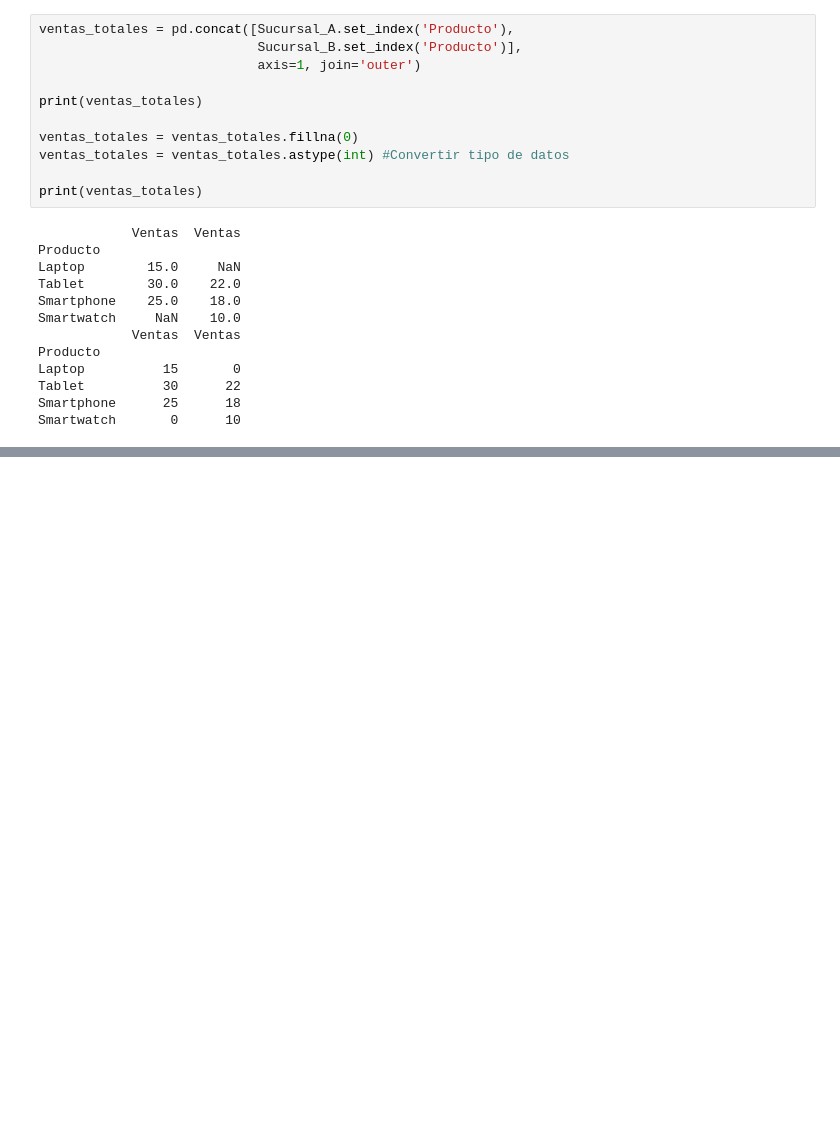
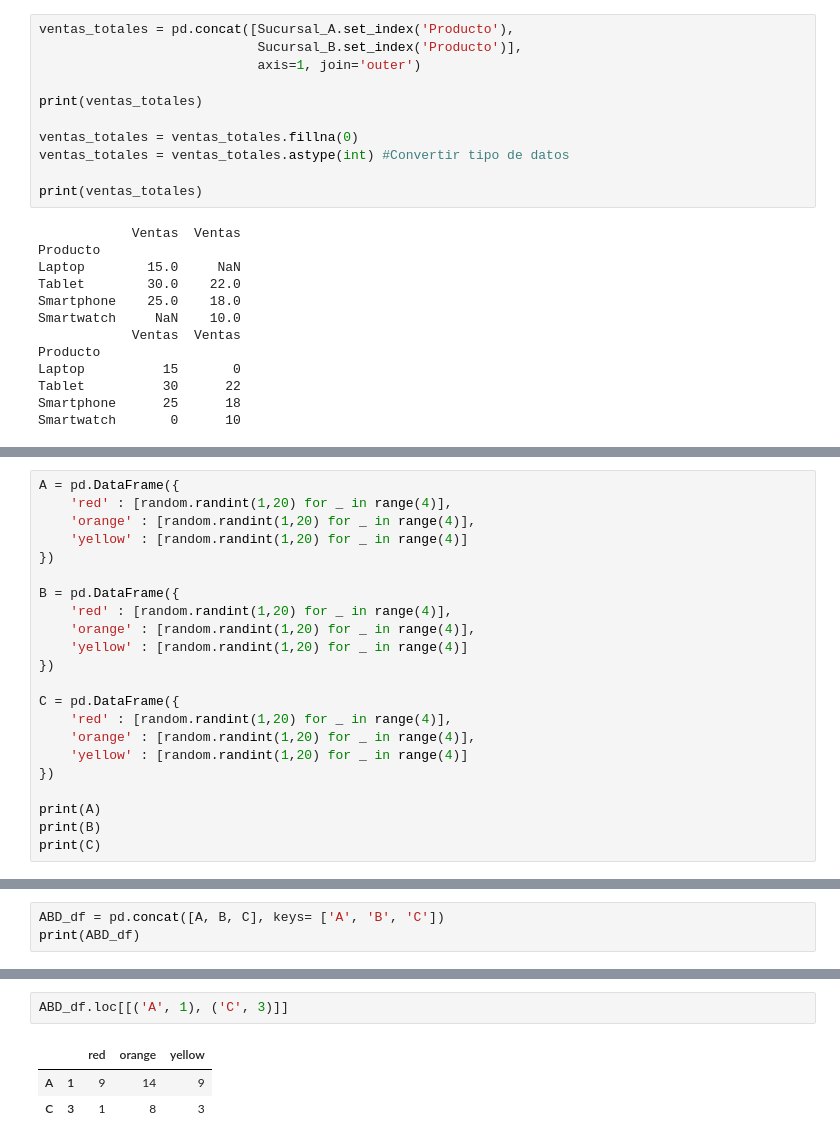
Before and after one commit to Cerino-rigo/Curso_Python_2025_2, a Jupyter notebook: 6 Pandas/1_Concat.ipynb, the cells around one changed output, grey strips where cells are left out. Drawn from its saved outputs; the diff is of its cells as text; blank space fills up the shorter version.

```diff
--- a/6 Pandas/1_Concat.ipynb
+++ b/6 Pandas/1_Concat.ipynb
@@ -262,0 +334,22 @@ Smartwatch       0      10
+# %%
+A = pd.DataFrame({
+    'red' : [random.randint(1,20) for _ in range(4)],
+    'orange' : [random.randint(1,20) for _ in range(4)],
+    'yellow' : [random.randint(1,20) for _ in range(4)]
+})
+
+B = pd.DataFrame({
+    'red' : [random.randint(1,20) for _ in range(4)],
+    'orange' : [random.randint(1,20) for _ in range(4)],
+    'yellow' : [random.randint(1,20) for _ in range(4)]
+})
+
+C = pd.DataFrame({
+    'red' : [random.randint(1,20) for _ in range(4)],
+    'orange' : [random.randint(1,20) for _ in range(4)],
+    'yellow' : [random.randint(1,20) for _ in range(4)]
+})
+
+print(A)
+print(B)
+print(C)
@@ -262,0 +372,3 @@ Smartwatch       0      10
+# %%
+ABD_df = pd.concat([A, B, C], keys= ['A', 'B', 'C'])
+print(ABD_df)
@@ -262,0 +397,6 @@ Smartwatch       0      10
+# %%
+ABD_df.loc[[('A', 1), ('C', 3)]]
+# %% [output]
+|  |  | red | orange | yellow |
+| A | 1 | 9 | 14 | 9 |
+| C | 3 | 1 | 8 | 3 |
```
Also changed, not shown: parts of 9 cells of this notebook.
